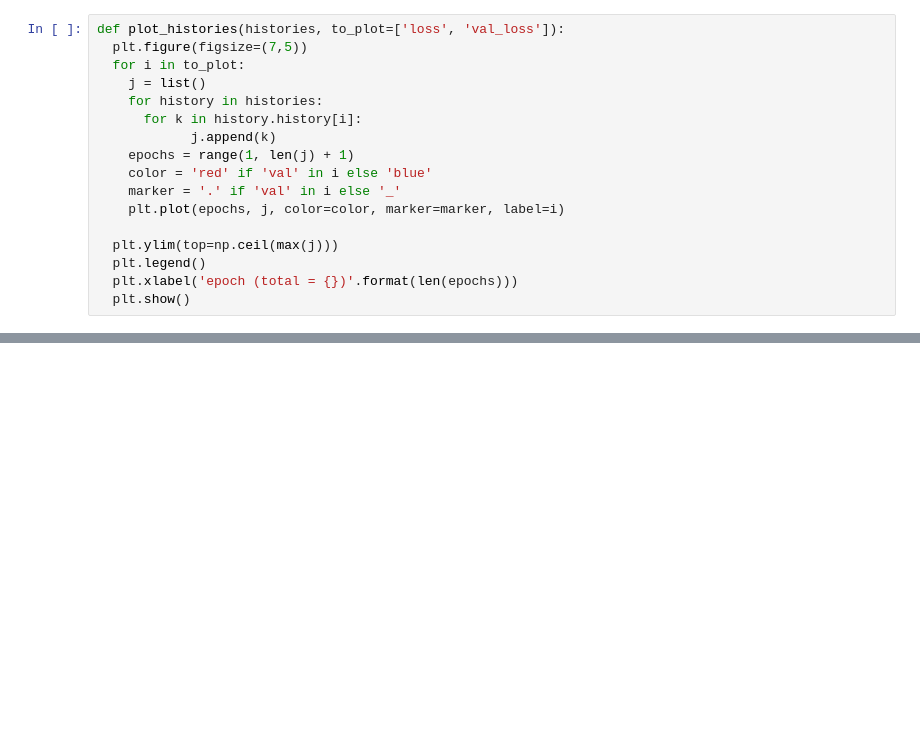
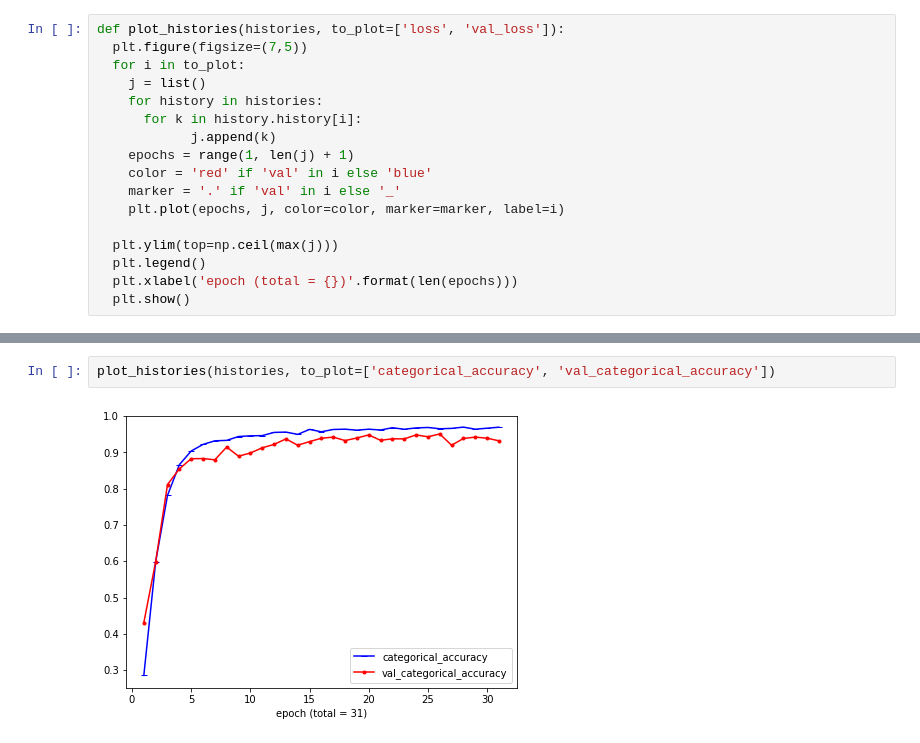
Before and after one commit to valmadrid/Image-Classification, a Jupyter notebook: fruit_image_classification.ipynb, the cells around one changed output, grey strips where cells are left out. Cells and saved outputs as stored; diff of their text form; blank space fills up the shorter version.

```diff
--- a/fruit_image_classification.ipynb
+++ b/fruit_image_classification.ipynb
@@ -435,0 +409,4 @@ def plot_histories(histories, to_plot=['loss', 'val_loss']):
+# %%
+plot_histories(histories, to_plot=['categorical_accuracy', 'val_categorical_accuracy'])
+# %% [output]
+[figure, added]
```
Also changed, not shown: parts of 25 cells of this notebook.
